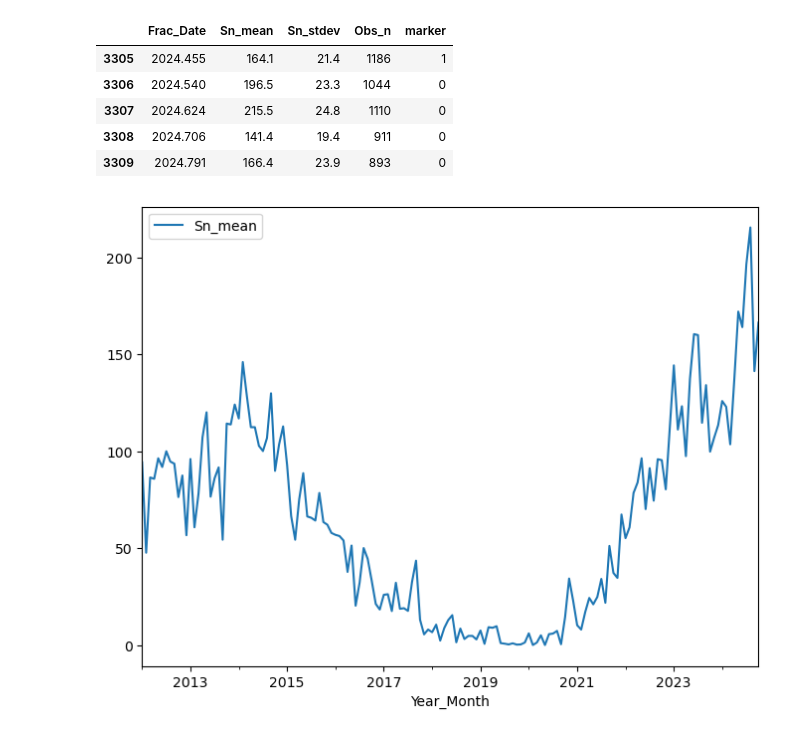
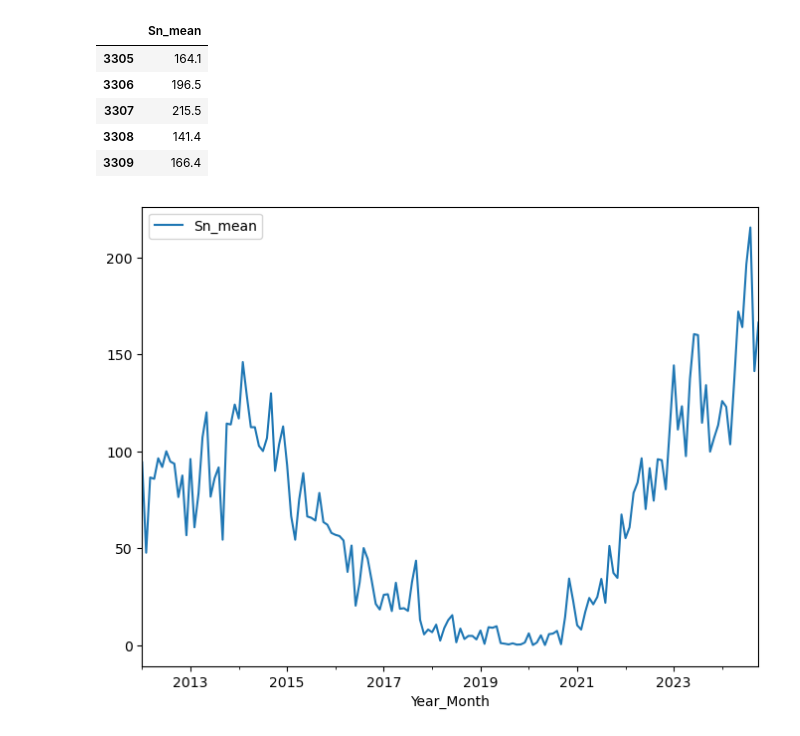
Before and after one commit to mrdchua/Time-Series-Analysis, a Jupyter notebook: main.ipynb, the cells around one changed output. Saved outputs shown, nothing was run; the diff lists cells and outputs as text; code cells hidden in the pictures.

```diff
--- a/main.ipynb
+++ b/main.ipynb
@@ -16,19 +16,25 @@ mpl.rcParams['axes.grid'] = False
 # %%
 # Data preparation
 csv_path = 'datasets\SN_m_tot_V2.0.csv'
 
 df = pd.read_csv(csv_path, sep=';', header=None, names=["Year", "Month", "Frac_Date", "Sn_mean", "Sn_stdev", "Obs_n", "marker"])
 df["Year_Month"] = df.pop("Year").astype(str) + "." + df.pop("Month").astype(str)
 
 date_time = pd.to_datetime(df.pop('Year_Month'), format='%Y.%m')
+
+df.pop("Frac_Date")
+df.pop("Sn_stdev")
+df.pop("Obs_n")
+df.pop("marker")
+
 df.tail()
 # %% [output]
-|  | Frac_Date | Sn_mean | Sn_stdev | Obs_n | marker |
-| 3305 | 2024.455 | 164.1 | 21.4 | 1186 | 1 |
-| 3306 | 2024.540 | 196.5 | 23.3 | 1044 | 0 |
-| 3307 | 2024.624 | 215.5 | 24.8 | 1110 | 0 |
-| 3308 | 2024.706 | 141.4 | 19.4 | 911 | 0 |
-| 3309 | 2024.791 | 166.4 | 23.9 | 893 | 0 |
+|  | Sn_mean |
+| 3305 | 164.1 |
+| 3306 | 196.5 |
+| 3307 | 215.5 |
+| 3308 | 141.4 |
+| 3309 | 166.4 |
 # %%
 # # plot all available data
 plot_cols = ['Sn_mean']
```
Also changed, not shown: parts of 13 cells of this notebook.
